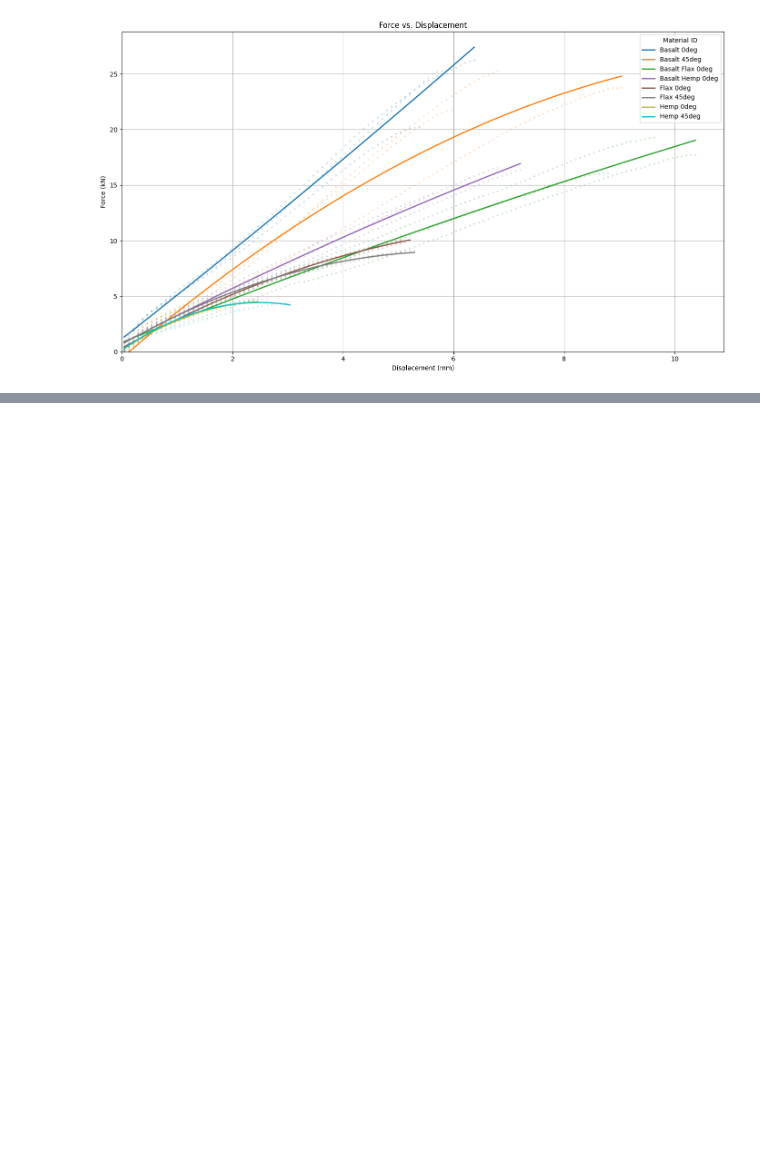
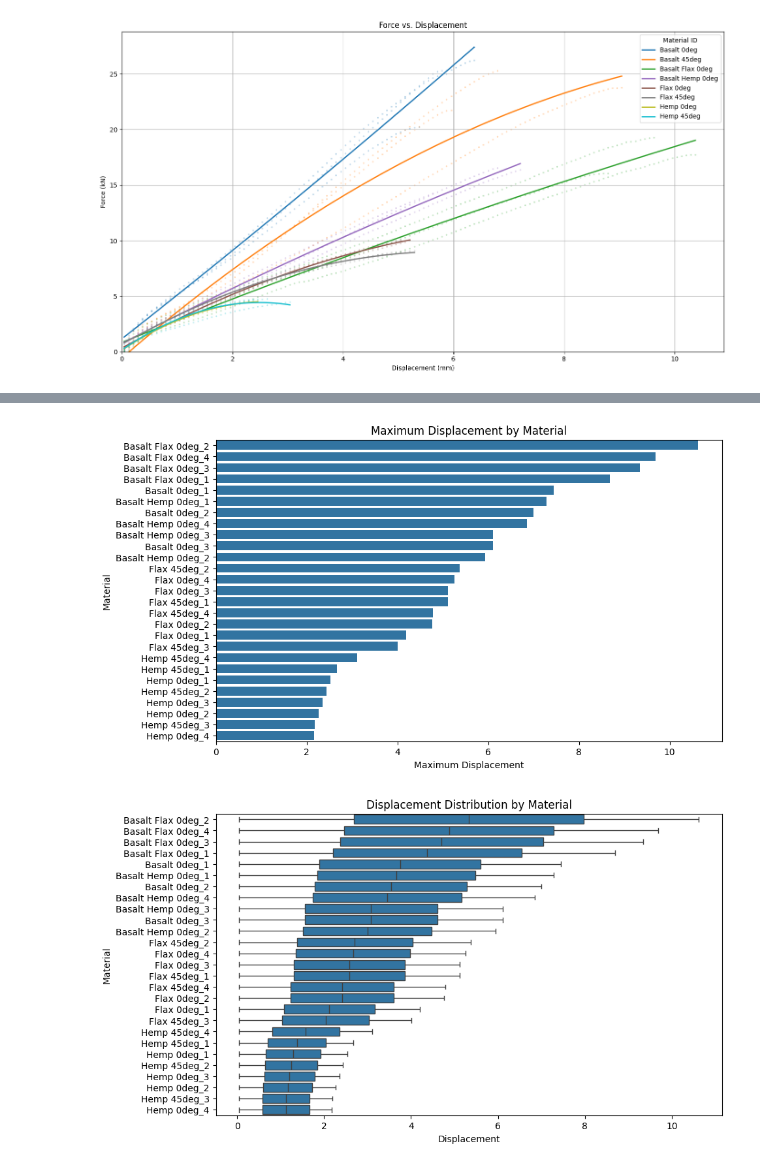
Before and after one commit to jamesbardin/ts_t, a Jupyter notebook: trevor.ipynb, the cells around one changed output, grey strips where cells are left out. Saved outputs shown, nothing was run; the diff lists cells and outputs as text; code cells hidden in the pictures; blank space fills up the shorter version.

```diff
--- a/trevor.ipynb
+++ b/trevor.ipynb
@@ -415,0 +416,25 @@ plt.show()
+# %%
+import seaborn as sns
+
+df = pd.read_csv('combined_averaged.csv')
+
+max_force_per_material = df.groupby('File_ID')['Displacement'].max().reset_index()
+
+max_force_per_material = max_force_per_material.sort_values(by='Displacement', ascending=False)
+
+plt.figure(figsize=(10, 6))
+sns.barplot(x='Displacement', y='File_ID', data=max_force_per_material)
+plt.title('Maximum Displacement by Material')
+plt.xlabel('Maximum Displacement')
+plt.ylabel('Material')
+plt.show()
+
+plt.figure(figsize=(10, 6))
+sns.boxplot(x='Displacement', y='File_ID', data=df, order=max_force_per_material['File_ID'])
+plt.title('Displacement Distribution by Material')
+plt.xlabel('Displacement')
+plt.ylabel('Material')
+plt.show()
+# %% [output]
+[figure, added]
+[figure, added]
```
Also changed, not shown: parts of 4 cells of this notebook.
